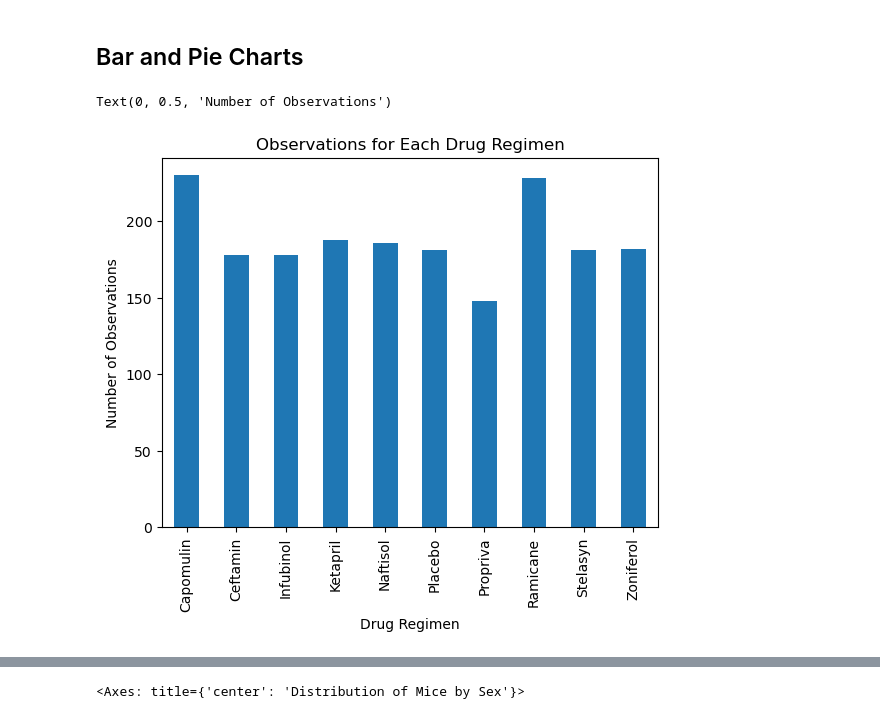
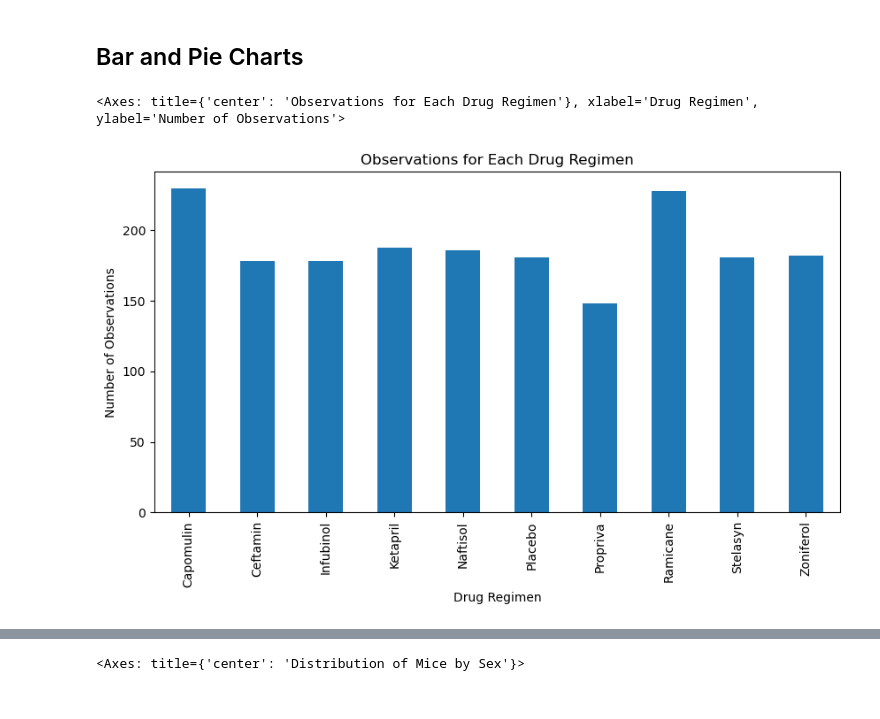
Before and after one commit to jonahkopp/visualization-challenge, a Jupyter notebook: pymaceuticals_starter.ipynb, the cells around one changed output, grey strips where cells are left out. Drawn from its saved outputs; the diff is of its cells as text; code cells hidden in the pictures.

Commit message:
making sure plots are equivalent between matplotlib and pandas versions

```diff
--- a/pymaceuticals_starter.ipynb
+++ b/pymaceuticals_starter.ipynb
@@ -135,11 +135,9 @@ regimen_summary_2
 ## Bar and Pie Charts
 # %%
 # Generate a bar plot showing the total number of rows (Mouse ID/Timepoints) for each drug regimen using Pandas.
-regimen_groupby.count()['Mouse ID'].plot(kind='bar')
-plt.title('Observations for Each Drug Regimen')
-plt.ylabel('Number of Observations')
+regimen_groupby.count()['Mouse ID'].plot(kind='bar',figsize=(10,5),title='Observations for Each Drug Regimen',ylabel='Number of Observations',width=0.5)
 # %% [output]
-Text(0, 0.5, 'Number of Observations')
+<Axes: title={'center': 'Observations for Each Drug Regimen'}, xlabel='Drug Regimen', ylabel='Number of Observations'>
-[figure, old version]
+[figure, new version]
 # %%
 # Generate a bar plot showing the total number of rows (Mouse ID/Timepoints) for each drug regimen using pyplot.
```
Also changed, not shown: parts of 1 cell of this notebook.
